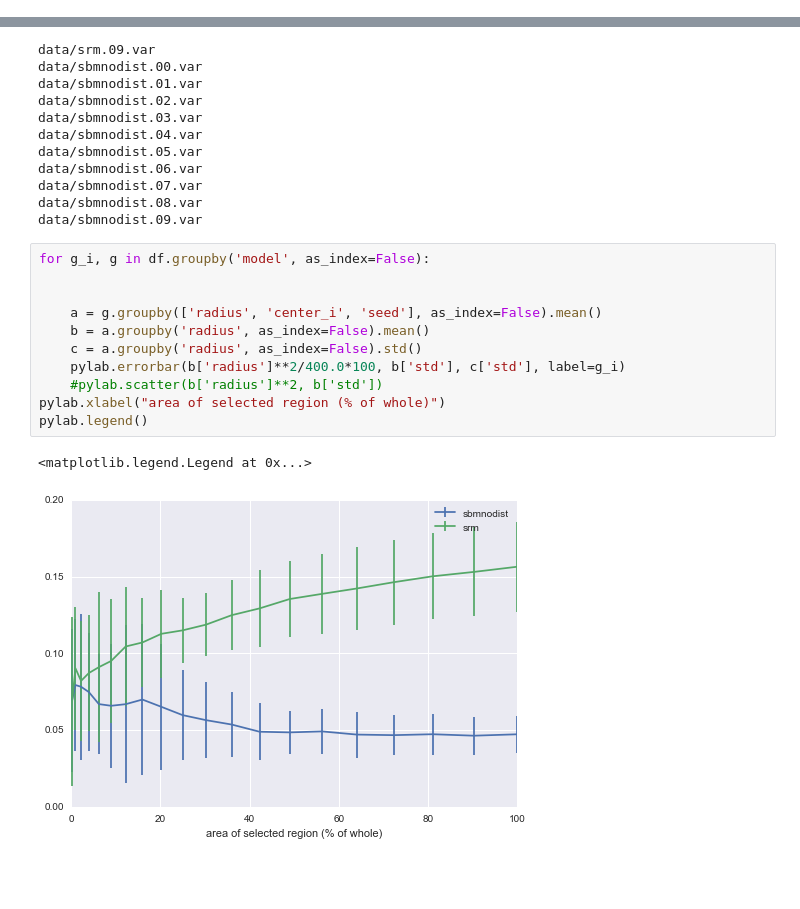
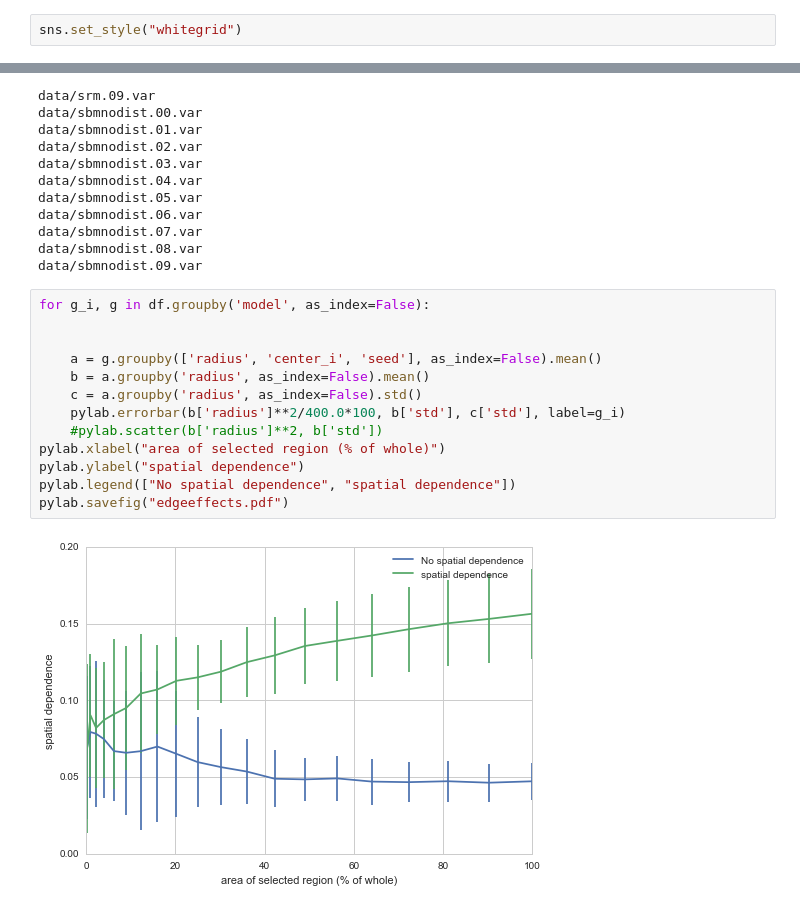
Before and after one commit to ericmjonas/connectodiscovery, a Jupyter notebook: experiments/edgeeffects/edgeeffects.ipynb, the cells around one changed output, grey strips where cells are left out. Drawn from its saved outputs; the diff is of its cells as text; blank space fills up the shorter version.

Commit message:
updates to figure plots, etc

```diff
--- a/experiments/edgeeffects/edgeeffects.ipynb
+++ b/experiments/edgeeffects/edgeeffects.ipynb
@@ -11,3 +11,5 @@ import seaborn
+# %%
+sns.set_style("whitegrid")
 # %%
 d = pickle.load(open("data/srm.00.sourcedata", 'r'))
 #d = pickle.load(open("experiments/edgeeffects/data/sbmnodist.sourcedata", 'r'))
@@ -187,14 +189,15 @@ data/sbmnodist.09.var
 # %%
 for g_i, g in df.groupby('model', as_index=False):
 
 
     a = g.groupby(['radius', 'center_i', 'seed'], as_index=False).mean()
     b = a.groupby('radius', as_index=False).mean()
     c = a.groupby('radius', as_index=False).std()
     pylab.errorbar(b['radius']**2/400.0*100, b['std'], c['std'], label=g_i)
     #pylab.scatter(b['radius']**2, b['std'])
 pylab.xlabel("area of selected region (% of whole)")
-pylab.legend()
+pylab.ylabel("spatial dependence")
+pylab.legend(["No spatial dependence", "spatial dependence"])
+pylab.savefig("edgeeffects.pdf")
 # %% [output]
-<matplotlib.legend.Legend at 0x...>
-[figure, old version]
+[figure, new version]
```
Also changed, not shown: parts of 1 cell of this notebook, 15 other files.
